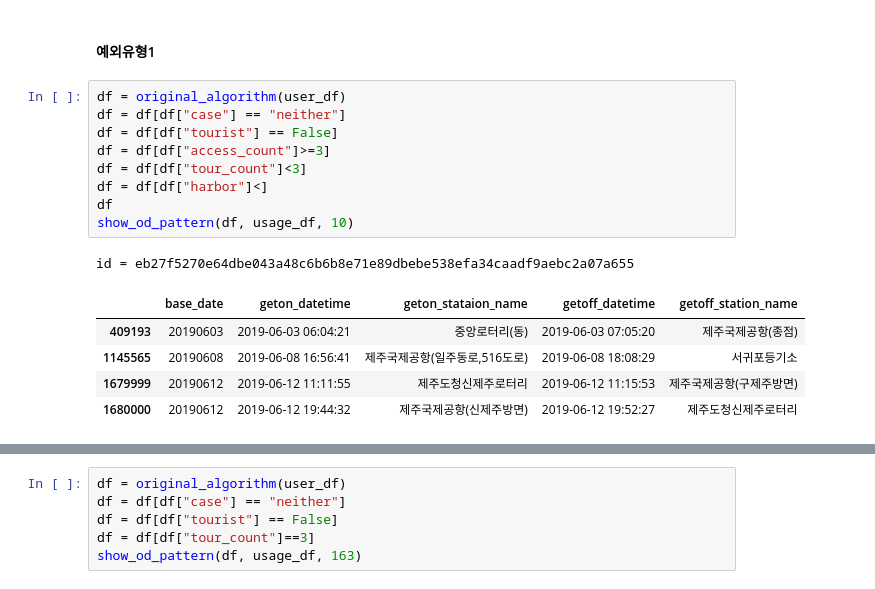
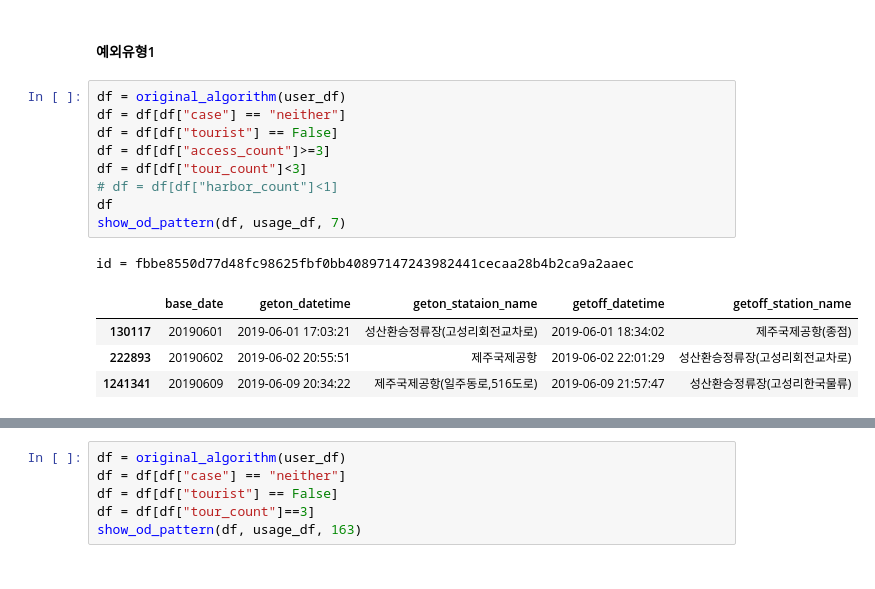
Before and after one commit to hoonisone/2020_jeju-bus-tag_data-analysis, a Jupyter notebook: main/1. 데이터 전처리/1. 이용자&정류장 추출.ipynb, the cells around one changed output, grey strips where cells are left out. Saved outputs shown, nothing was run; the diff lists cells and outputs as text.

```diff
--- a/main/1. 데이터 전처리/1. 이용자&정류장 추출.ipynb
+++ b/main/1. 데이터 전처리/1. 이용자&정류장 추출.ipynb
@@ -1830,16 +1866,15 @@ df
 # %%
 df = original_algorithm(user_df)
 df = df[df["case"] == "neither"]
 df = df[df["tourist"] == False]
 df = df[df["access_count"]>=3]
 df = df[df["tour_count"]<3]
-df = df[df["harbor"]<]
+# df = df[df["harbor_count"]<1]
 df
-show_od_pattern(df, usage_df, 10)
+show_od_pattern(df, usage_df, 7)
 # %% [output]
-id = eb27f5270e64dbe043a48c6b6b8e71e89dbebe538efa34caadf9aebc2a07a655
+id = fbbe8550d77d48fc98625fbf0bb40897147243982441cecaa28b4b2ca9a2aaec
 |  | base_date | geton_datetime | geton_stataion_name | getoff_datetime | getoff_station_name |
-| 409193 | 20190603 | 2019-06-03 06:04:21 | 중앙로터리(동) | 2019-06-03 07:05:20 | 제주국제공항(종점) |
-| 1145565 | 20190608 | 2019-06-08 16:56:41 | 제주국제공항(일주동로,516도로) | 2019-06-08 18:08:29 | 서귀포등기소 |
-| 1679999 | 20190612 | 2019-06-12 11:11:55 | 제주도청신제주로터리 | 2019-06-12 11:15:53 | 제주국제공항(구제주방면) |
-| 1680000 | 20190612 | 2019-06-12 19:44:32 | 제주국제공항(신제주방면) | 2019-06-12 19:52:27 | 제주도청신제주로터리 |
+| 130117 | 20190601 | 2019-06-01 17:03:21 | 성산환승정류장(고성리회전교차로) | 2019-06-01 18:34:02 | 제주국제공항(종점) |
+| 222893 | 20190602 | 2019-06-02 20:55:51 | 제주국제공항 | 2019-06-02 22:01:29 | 성산환승정류장(고성리회전교차로) |
+| 1241341 | 20190609 | 2019-06-09 20:34:22 | 제주국제공항(일주동로,516도로) | 2019-06-09 21:57:47 | 성산환승정류장(고성리한국물류) |
```
Also changed, not shown: parts of 25 cells of this notebook, 7 other files.
